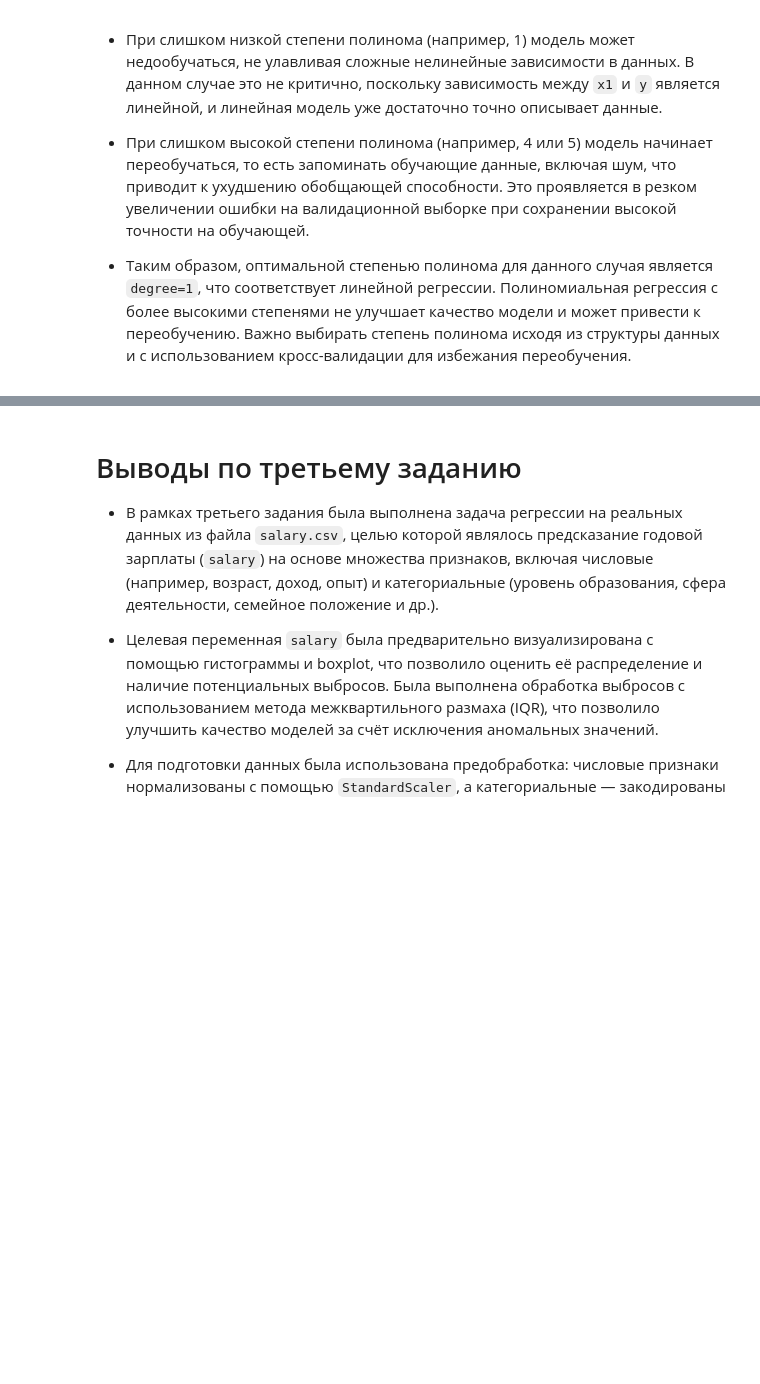
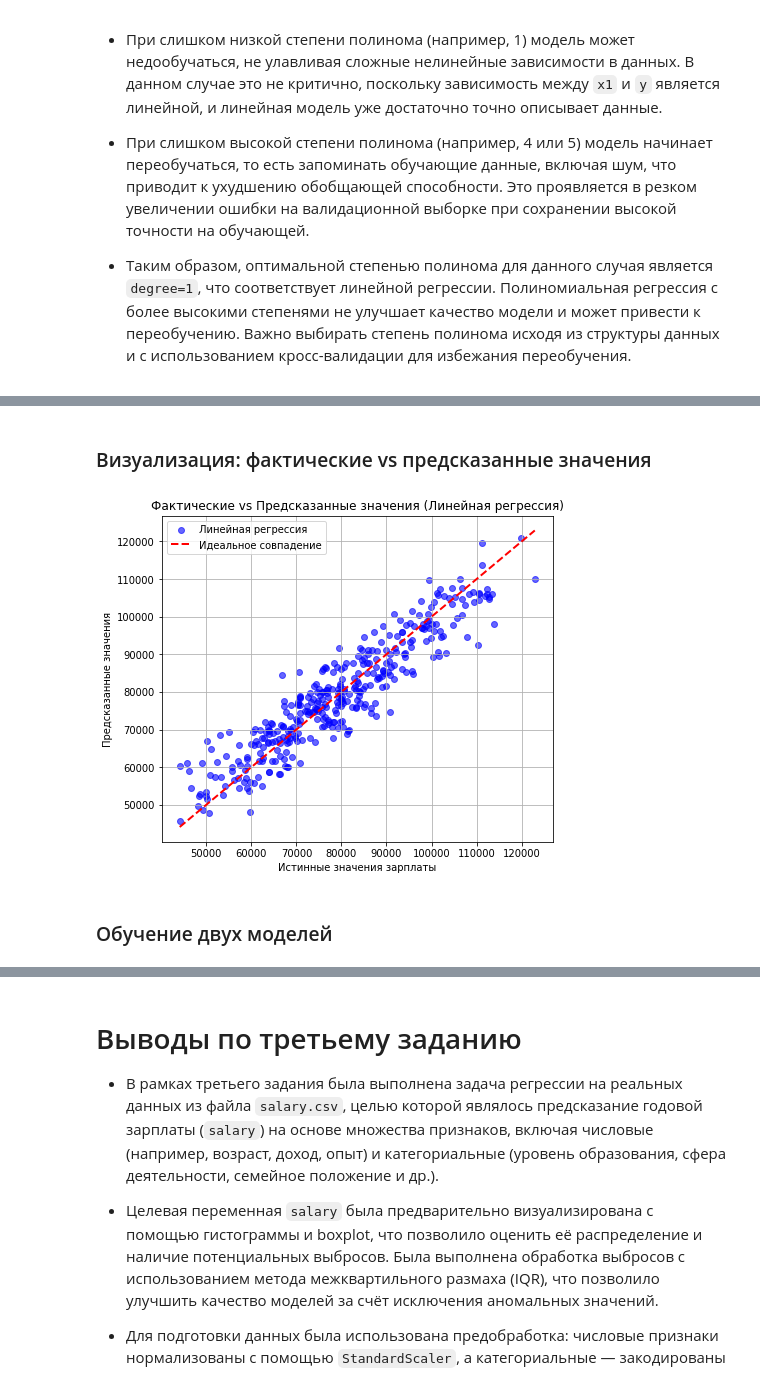
Before and after one commit to Artem12Reshetnikov/Data_Analytics, a Jupyter notebook: ЛР3_Решетников_Вариант_9.ipynb, the cells around one changed output, grey strips where cells are left out. Saved outputs shown, nothing was run; the diff lists cells and outputs as text; code cells hidden in the pictures; blank space fills up the shorter version.

```diff
--- a/ЛР3_Решетников_Вариант_9.ipynb
+++ b/ЛР3_Решетников_Вариант_9.ipynb
@@ -525,0 +624,16 @@ MSE: 114771232.39
+# %% [markdown]
+### Визуализация: фактические vs предсказанные значения
+# %%
+plt.figure(figsize=(7,6))
+plt.scatter(y_test, y_pred_lr, color='blue', alpha=0.6, label='Линейная регрессия')
+plt.plot([y_test.min(), y_test.max()], [y_test.min(), y_test.max()], 'r--', lw=2, label='Идеальное совпадение')
+plt.xlabel('Истинные значения зарплаты')
+plt.ylabel('Предсказанные значения')
+plt.title('Фактические vs Предсказанные значения (Линейная регрессия)')
+plt.legend()
+plt.grid(True)
+plt.show()
+# %% [output]
+[figure, added]
+# %% [markdown]
+### Обучение двух моделей
```
Also changed, not shown: parts of 56 cells of this notebook.
